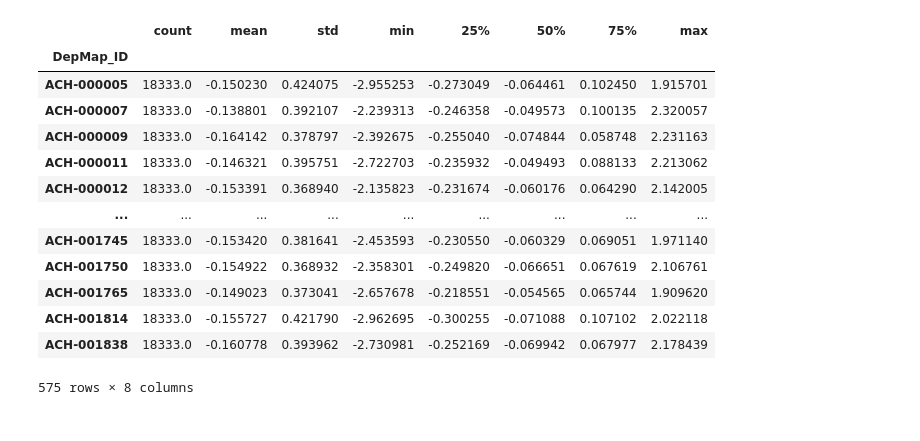
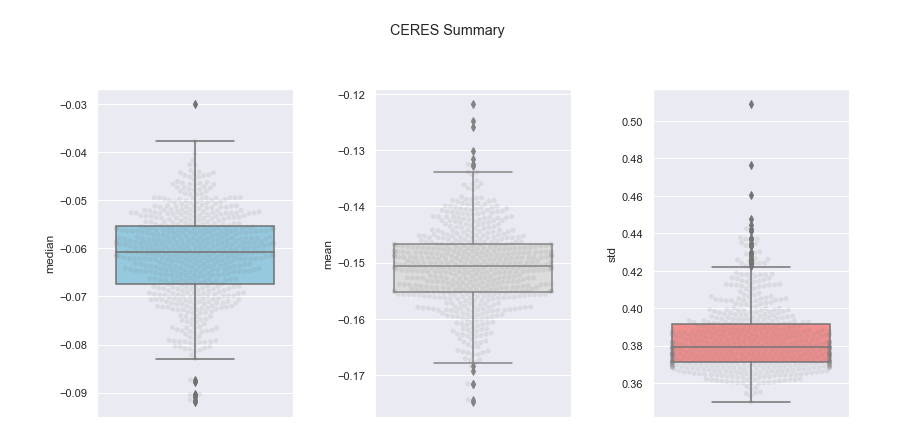
Before and after one commit to pritchardlabatpsu/cga_app, a Jupyter notebook: notebooks/R7-summary_stats-YR.ipynb, the cells around one changed output. Drawn from its saved outputs; the diff is of its cells as text; code cells hidden in the pictures.

Commit message:
finish summary stats

```diff
--- a/notebooks/R7-summary_stats-YR.ipynb
+++ b/notebooks/R7-summary_stats-YR.ipynb
@@ -11,20 +15,31 @@ from ceres_infer.data import stats_Crispr, scale_data
 # %%
 # Read in data
 dm_data = pickle.load(open('../out/20.0817 proc_data/gene_effect/dm_data.pkl','rb'))
-# %%
-dm_data.df_crispr.apply(pd.DataFrame.describe, axis=1)
-# %% [output]
-|  | count | mean | std | min | 25% | 50% | 75% | max |
-| DepMap_ID |  |  |  |  |  |  |  |  |
-| ACH-000005 | 18333.0 | -0.150230 | 0.424075 | -2.955253 | -0.273049 | -0.064461 | 0.102450 | 1.915701 |
-| ACH-000007 | 18333.0 | -0.138801 | 0.392107 | -2.239313 | -0.246358 | -0.049573 | 0.100135 | 2.320057 |
-| ACH-000009 | 18333.0 | -0.164142 | 0.378797 | -2.392675 | -0.255040 | -0.074844 | 0.058748 | 2.231163 |
-| ACH-000011 | 18333.0 | -0.146321 | 0.395751 | -2.722703 | -0.235932 | -0.049493 | 0.088133 | 2.213062 |
-| ACH-000012 | 18333.0 | -0.153391 | 0.368940 | -2.135823 | -0.231674 | -0.060176 | 0.064290 | 2.142005 |
-| ... | ... | ... | ... | ... | ... | ... | ... | ... |
-| ACH-001745 | 18333.0 | -0.153420 | 0.381641 | -2.453593 | -0.230550 | -0.060329 | 0.069051 | 1.971140 |
-| ACH-001750 | 18333.0 | -0.154922 | 0.368932 | -2.358301 | -0.249820 | -0.066651 | 0.067619 | 2.106761 |
-| ACH-001765 | 18333.0 | -0.149023 | 0.373041 | -2.657678 | -0.218551 | -0.054565 | 0.065744 | 1.909620 |
-| ACH-001814 | 18333.0 | -0.155727 | 0.421790 | -2.962695 | -0.300255 | -0.071088 | 0.107102 | 2.022118 |
-| ACH-001838 | 18333.0 | -0.160778 | 0.393962 | -2.730981 | -0.252169 | -0.069942 | 0.067977 | 2.178439 |
-575 rows × 8 columns
+# %%
+def plot_summ(dat, name):
+
+    # get summary statistics
+    medf=dat.median(axis=1)
+    medf.name = 'median'
+    medf = medf.to_frame()
+    df_summ = dat.apply(pd.DataFrame.describe, axis=1)
+
+    #plot
+    sns.set_style("dark")
+    sns.set(font_scale=1)
+    fig, axes = plt.subplots(nrows=1, ncols=3, figsize=(12,6))
+    fig.suptitle('%s Summary'%(name))
+
+
+    sns.boxplot(y=medf['median'], ax = axes[0],color="skyblue")
+    sns.swarmplot(y=medf['median'], ax = axes[0],color="grey", alpha = 0.15)
+    sns.boxplot(y=df_summ['mean'],ax=axes[1],palette="coolwarm")
+    sns.swarmplot(y=df_summ['mean'],ax=axes[1],color="grey", alpha = 0.15)
+    sns.boxplot(y = df_summ['std'], ax =axes[2],palette="spring")
+    sns.swarmplot(y = df_summ['std'], ax =axes[2],color="grey", alpha = 0.15)
+
+    fig.tight_layout(pad=2.5)
+# %%
+plot_summ(dm_data.df_crispr, 'CERES')
+# %% [output]
+[figure, added]
```
Also changed, not shown: parts of 5 cells of this notebook.
